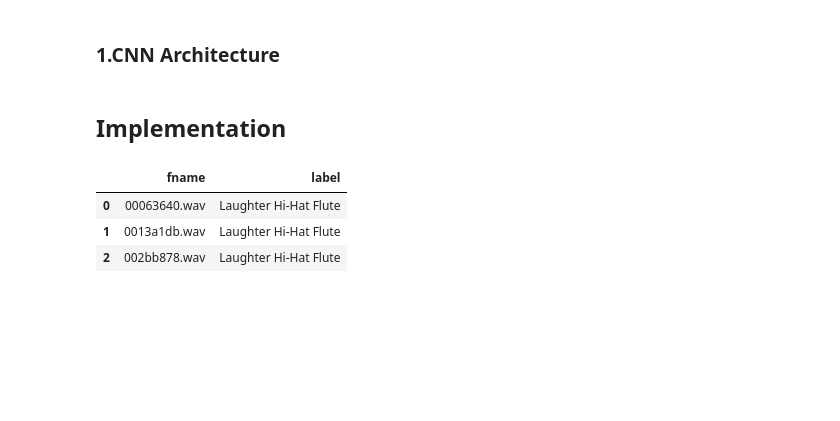
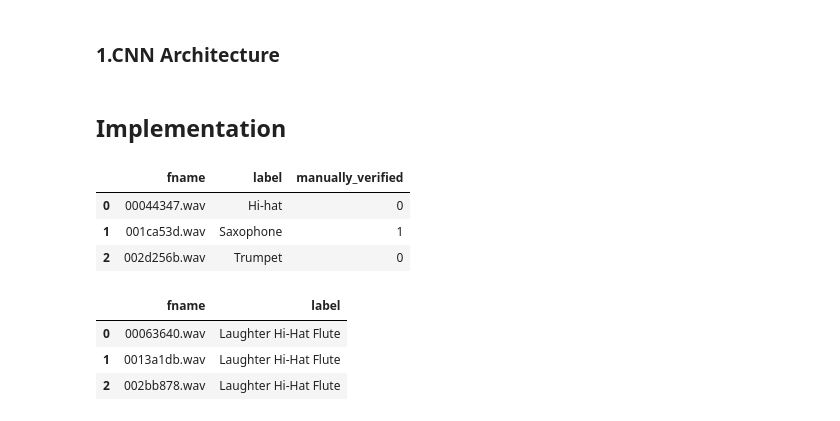
Before and after one commit to knatarasan/freesound, a Jupyter notebook: LearnSound.ipynb, the cells around one changed output. Saved outputs shown, nothing was run; the diff lists cells and outputs as text; code cells hidden in the pictures; blank space fills up the shorter version.

```diff
--- a/LearnSound.ipynb
+++ b/LearnSound.ipynb
@@ -393,6 +393,12 @@ COMPLETE_RUN=True
 # %%
 home='/Users/knnatarasan/workspace/ds/udacity/freesound/'
 
 train=pd.read_csv(home+'doc/train.csv')
+train.head(3)
+# %% [output]
+|  | fname | label | manually_verified |
+| 0 | 00044347.wav | Hi-hat | 0 |
+| 1 | 001ca53d.wav | Saxophone | 1 |
+| 2 | 002d256b.wav | Trumpet | 0 |
 # %%
 test=pd.read_csv(home+'doc/sample_submission.csv')
```
Also changed, not shown: parts of 14 cells of this notebook, 2 other files.
